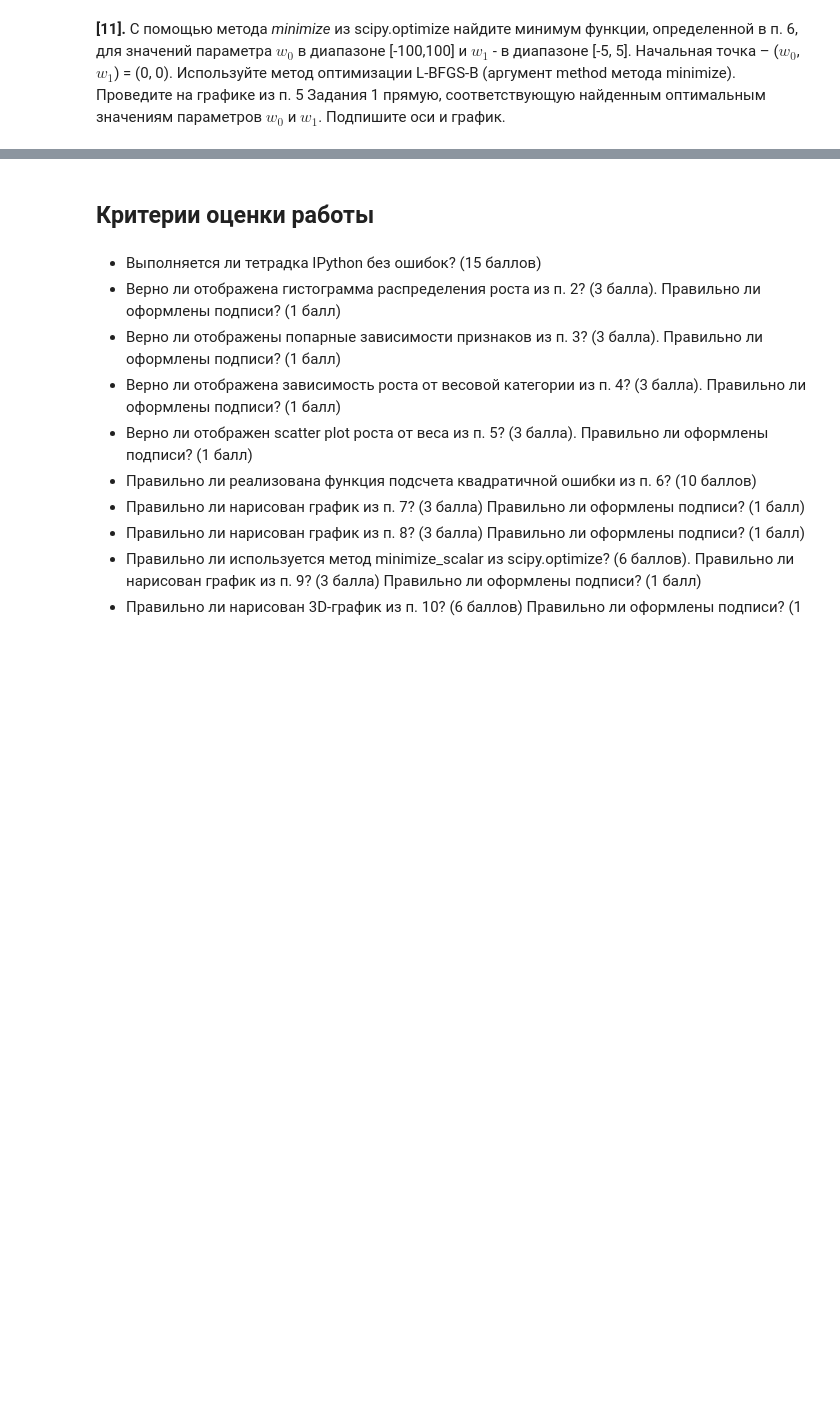
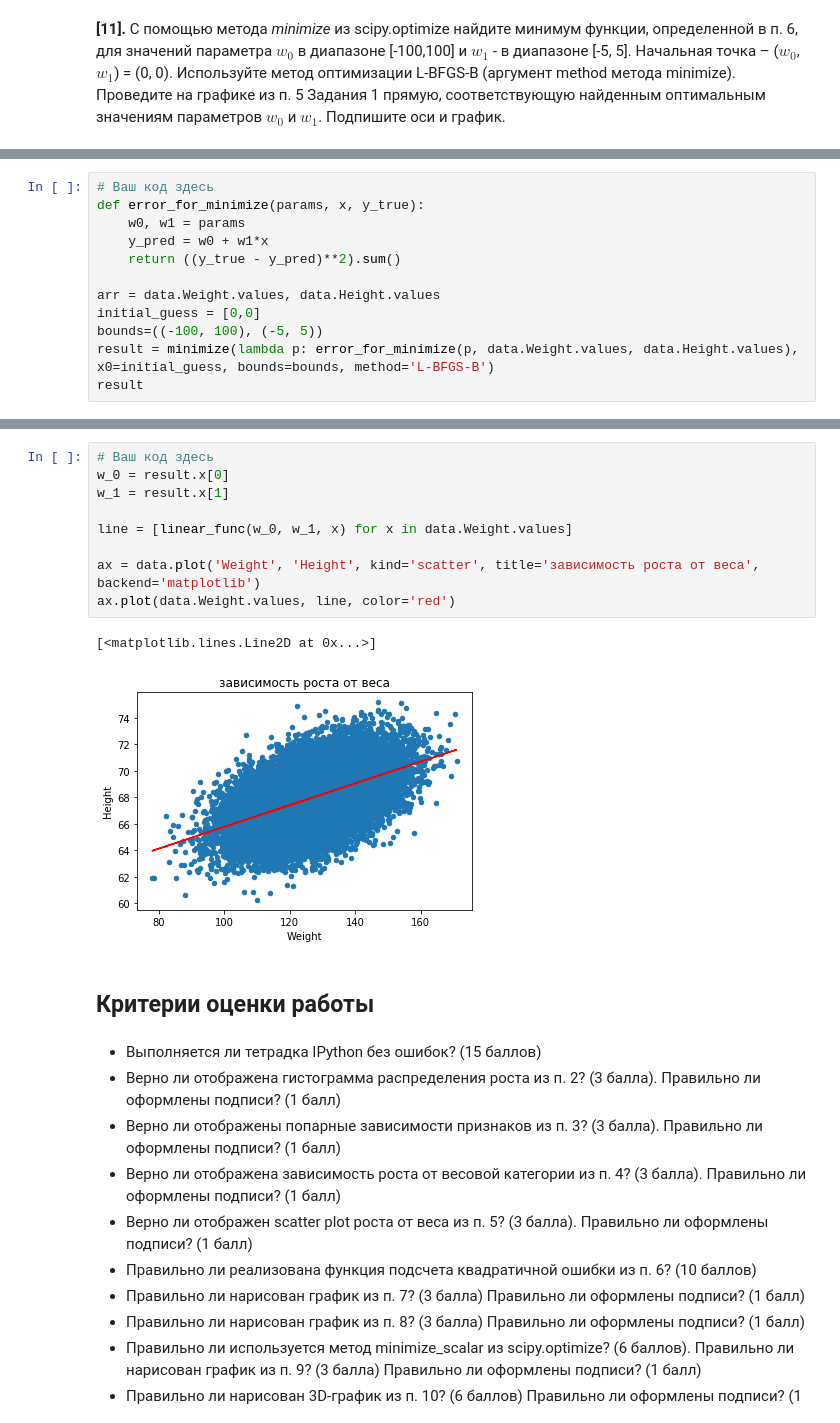
Before and after one commit to Oleksandra28/ML-MIPT, a Jupyter notebook: C2-SupervisedMachineLearning/peer_review_linreg_height_weight.ipynb, the cells around one changed output, grey strips where cells are left out. Saved outputs shown, nothing was run; the diff lists cells and outputs as text; blank space fills up the shorter version.

```diff
--- a/C2-SupervisedMachineLearning/peer_review_linreg_height_weight.ipynb
+++ b/C2-SupervisedMachineLearning/peer_review_linreg_height_weight.ipynb
@@ -285,0 +325,12 @@ plt.show()
+# %%
+# Ваш код здесь
+def error_for_minimize(params, x, y_true):
+    w0, w1 = params
+    y_pred = w0 + w1*x
+    return ((y_true - y_pred)**2).sum()
+
+arr = data.Weight.values, data.Height.values
+initial_guess = [0,0]
+bounds=((-100, 100), (-5, 5))
+result = minimize(lambda p: error_for_minimize(p, data.Weight.values, data.Height.values), x0=initial_guess, bounds=bounds, method='L-BFGS-B')
+result
@@ -286,3 +347,15 @@ plt.show()
+# %%
+# Ваш код здесь
+w_0 = result.x[0]
+w_1 = result.x[1]
+
+line = [linear_func(w_0, w_1, x) for x in data.Weight.values]
+
+ax = data.plot('Weight', 'Height', kind='scatter', title='зависимость роста от веса', backend='matplotlib')
+ax.plot(data.Weight.values, line, color='red')
+# %% [output]
+[<matplotlib.lines.Line2D at 0x...>]
+[figure, added]
 # %% [markdown]
 ## Критерии оценки работы
 # %% [markdown]
```
Also changed, not shown: parts of 21 cells of this notebook.
